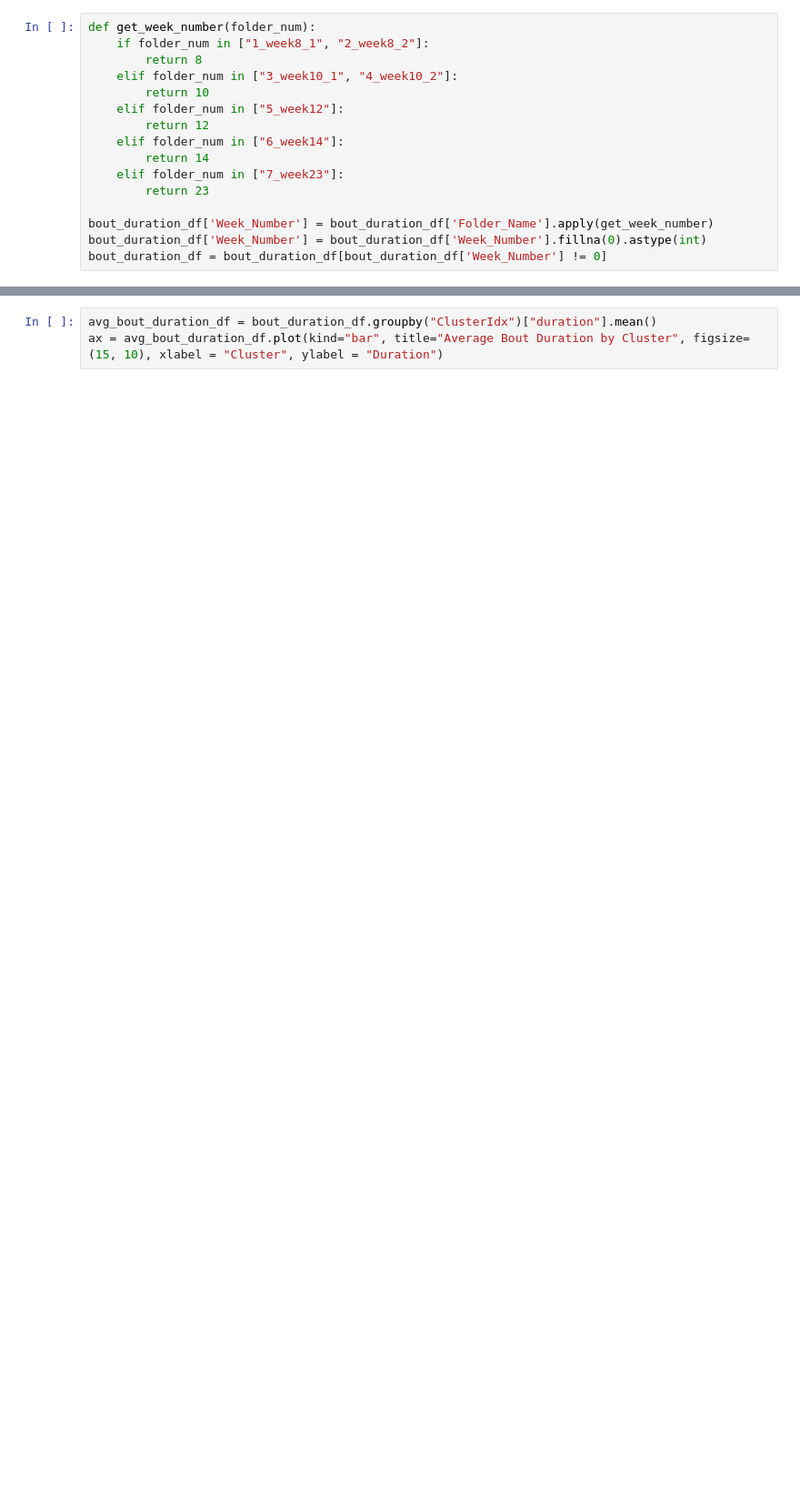
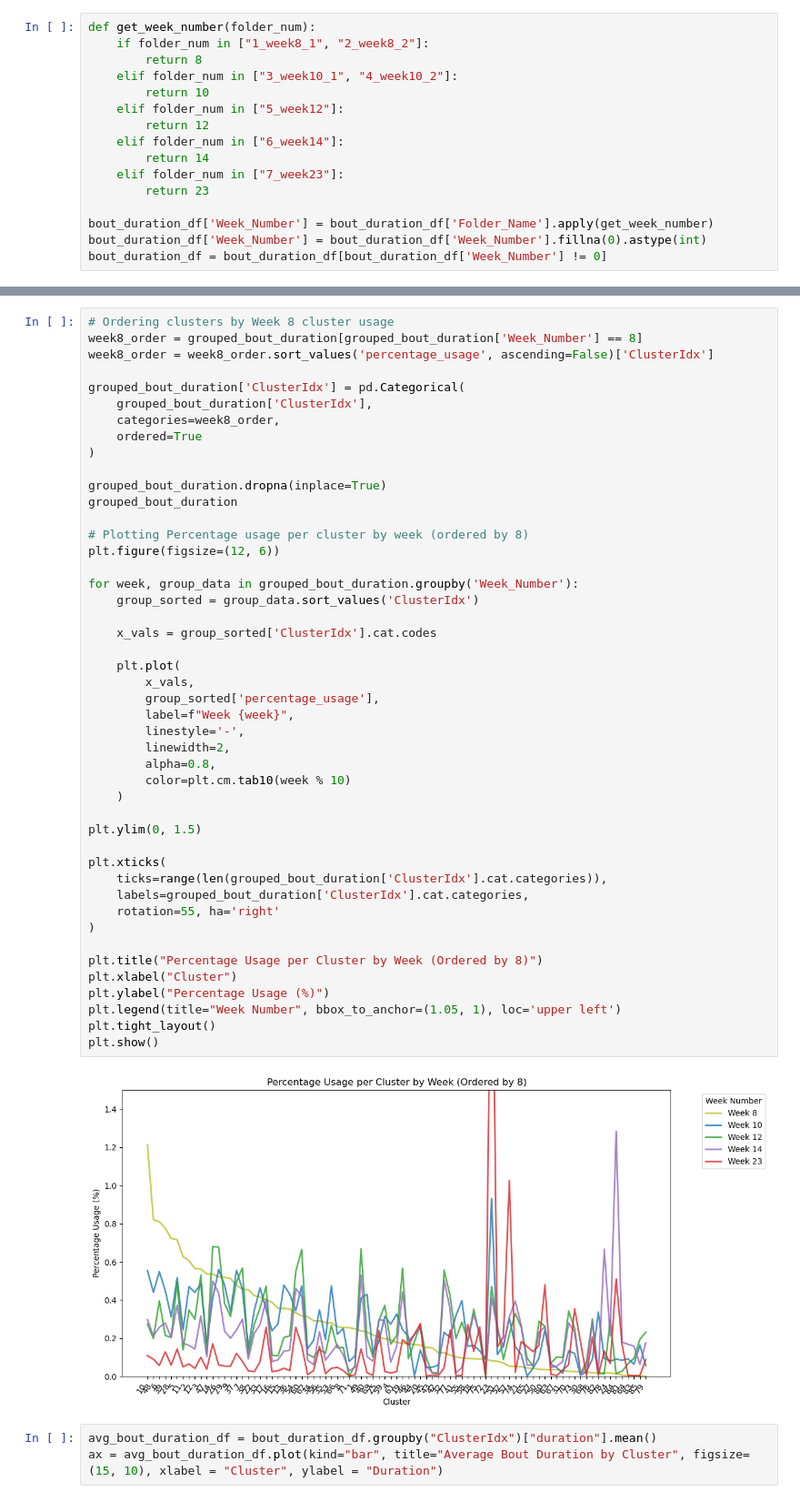
Before and after one commit to Ganglia-Guardian/AccelCluster-Visualizations, a Jupyter notebook: clusterLevelChar.ipynb, the cells around one changed output, grey strips where cells are left out. Shown at 91% size. Saved outputs shown, nothing was run; the diff lists cells and outputs as text; blank space fills up the shorter version.

```diff
--- a/clusterLevelChar.ipynb
+++ b/clusterLevelChar.ipynb
@@ -67,3 +90,51 @@ bout_duration_df = bout_duration_df[bout_duration_df['Week_Number'] != 0]
+# %%
+# Ordering clusters by Week 8 cluster usage
+week8_order = grouped_bout_duration[grouped_bout_duration['Week_Number'] == 8]
+week8_order = week8_order.sort_values('percentage_usage', ascending=False)['ClusterIdx']
+
+grouped_bout_duration['ClusterIdx'] = pd.Categorical(
+    grouped_bout_duration['ClusterIdx'],
+    categories=week8_order,
+    ordered=True
+)
+
+grouped_bout_duration.dropna(inplace=True)
+grouped_bout_duration
+
+# Plotting Percentage usage per cluster by week (ordered by 8)
+plt.figure(figsize=(12, 6))
+
+for week, group_data in grouped_bout_duration.groupby('Week_Number'):
+    group_sorted = group_data.sort_values('ClusterIdx')
+
+    x_vals = group_sorted['ClusterIdx'].cat.codes
+
+    plt.plot(
+        x_vals,
+        group_sorted['percentage_usage'],
+        label=f"Week {week}",
+        linestyle='-',
+        linewidth=2,
+        alpha=0.8,
+        color=plt.cm.tab10(week % 10)
+    )
+
+plt.ylim(0, 1.5)
+
+plt.xticks(
+    ticks=range(len(grouped_bout_duration['ClusterIdx'].cat.categories)),
+    labels=grouped_bout_duration['ClusterIdx'].cat.categories,
+    rotation=55, ha='right'
+)
+
+plt.title("Percentage Usage per Cluster by Week (Ordered by 8)")
+plt.xlabel("Cluster")
+plt.ylabel("Percentage Usage (%)")
+plt.legend(title="Week Number", bbox_to_anchor=(1.05, 1), loc='upper left')
+plt.tight_layout()
+plt.show()
+# %% [output]
+[figure, added]
 # %%
 avg_bout_duration_df = bout_duration_df.groupby("ClusterIdx")["duration"].mean()
 ax = avg_bout_duration_df.plot(kind="bar", title="Average Bout Duration by Cluster", figsize=(15, 10), xlabel = "Cluster", ylabel = "Duration")
```
Also changed, not shown: parts of 6 cells of this notebook, 2 other files.
